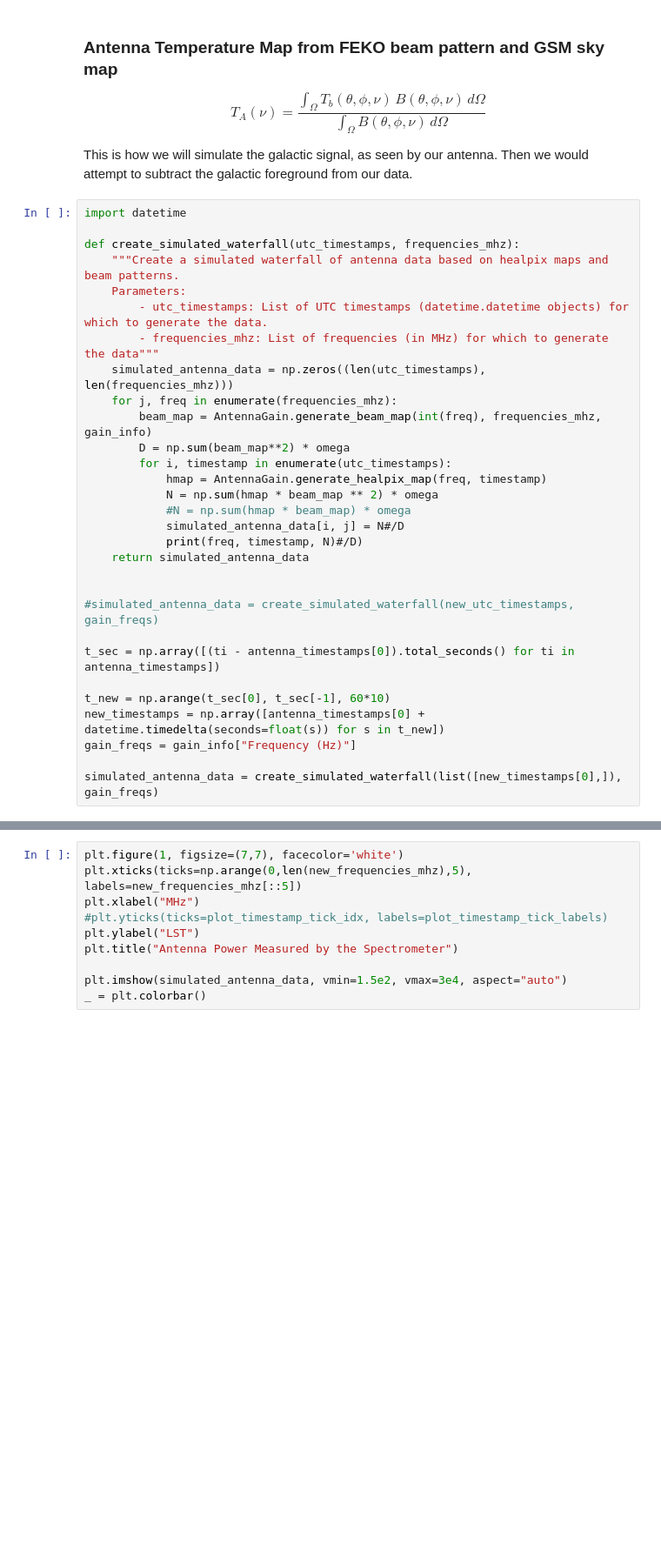
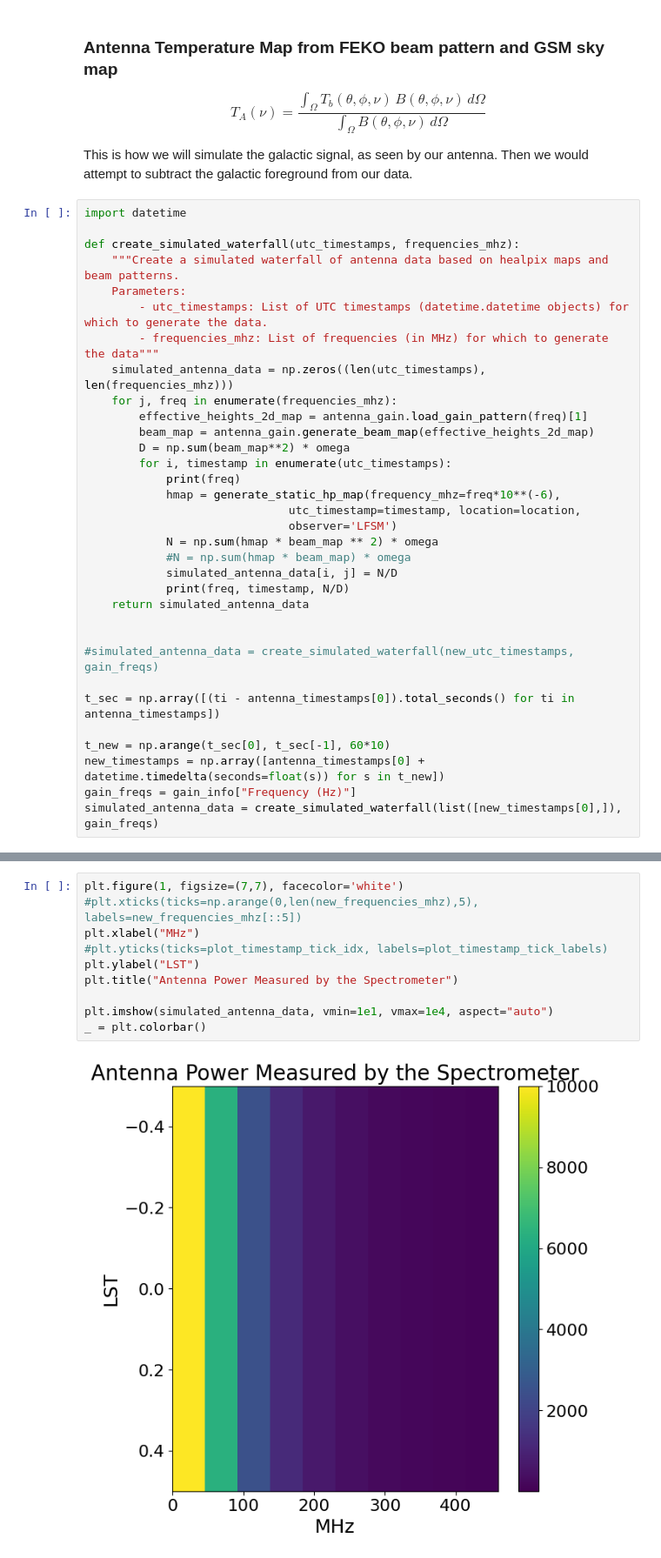
Before and after one commit to alhosani-abdulla/Highz-EXP, a Jupyter notebook: notebooks/pygsm_analysis.ipynb, the cells around one changed output, grey strips where cells are left out. Shown at 87% size. Drawn from its saved outputs; the diff is of its cells as text; blank space fills up the shorter version.

```diff
--- a/notebooks/pygsm_analysis.ipynb
+++ b/notebooks/pygsm_analysis.ipynb
@@ -157,14 +156,18 @@ def create_simulated_waterfall(utc_timestamps, frequencies_mhz):
         - frequencies_mhz: List of frequencies (in MHz) for which to generate the data"""
     simulated_antenna_data = np.zeros((len(utc_timestamps), len(frequencies_mhz)))
     for j, freq in enumerate(frequencies_mhz):
-        beam_map = AntennaGain.generate_beam_map(int(freq), frequencies_mhz, gain_info)
+        effective_heights_2d_map = antenna_gain.load_gain_pattern(freq)[1]
+        beam_map = antenna_gain.generate_beam_map(effective_heights_2d_map)
         D = np.sum(beam_map**2) * omega
         for i, timestamp in enumerate(utc_timestamps):
-            hmap = AntennaGain.generate_healpix_map(freq, timestamp)
+            print(freq)
+            hmap = generate_static_hp_map(frequency_mhz=freq*10**(-6),
+                              utc_timestamp=timestamp, location=location,
+                              observer='LFSM')
             N = np.sum(hmap * beam_map ** 2) * omega
             #N = np.sum(hmap * beam_map) * omega
-            simulated_antenna_data[i, j] = N#/D
-            print(freq, timestamp, N)#/D)
+            simulated_antenna_data[i, j] = N/D
+            print(freq, timestamp, N/D)
     return simulated_antenna_data
 
 
@@ -175,6 +178,5 @@ t_sec = np.array([(ti - antenna_timestamps[0]).total_seconds() for ti in antenna
 t_new = np.arange(t_sec[0], t_sec[-1], 60*10)
 new_timestamps = np.array([antenna_timestamps[0] + datetime.timedelta(seconds=float(s)) for s in t_new])
 gain_freqs = gain_info["Frequency (Hz)"]
-
 simulated_antenna_data = create_simulated_waterfall(list([new_timestamps[0],]), gain_freqs)
 # %% [output]
@@ -182,13 +200,15 @@ KeyError: "None of [Index([ 0,  1,  2,  3,  4,  5,  6,  7,  8,  9, 10, 11, 12, 1
 # %%
 plt.figure(1, figsize=(7,7), facecolor='white')
-plt.xticks(ticks=np.arange(0,len(new_frequencies_mhz),5), labels=new_frequencies_mhz[::5])
+#plt.xticks(ticks=np.arange(0,len(new_frequencies_mhz),5), labels=new_frequencies_mhz[::5])
 plt.xlabel("MHz")
 #plt.yticks(ticks=plot_timestamp_tick_idx, labels=plot_timestamp_tick_labels)
 plt.ylabel("LST")
 plt.title("Antenna Power Measured by the Spectrometer")
 
-plt.imshow(simulated_antenna_data, vmin=1.5e2, vmax=3e4, aspect="auto")
+plt.imshow(simulated_antenna_data, vmin=1e1, vmax=1e4, aspect="auto")
 _ = plt.colorbar()
+# %% [output]
+[figure, added]
 # %%
 import skrf as rf
 import numpy as np
```
Also changed, not shown: parts of 5 cells of this notebook, 6 other files.
